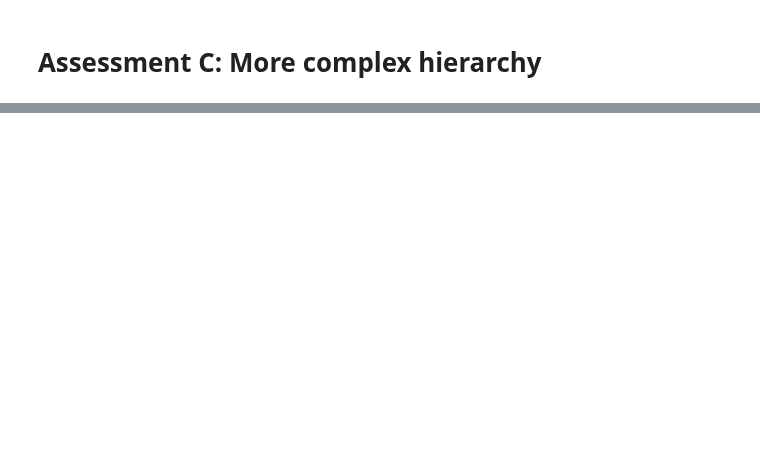
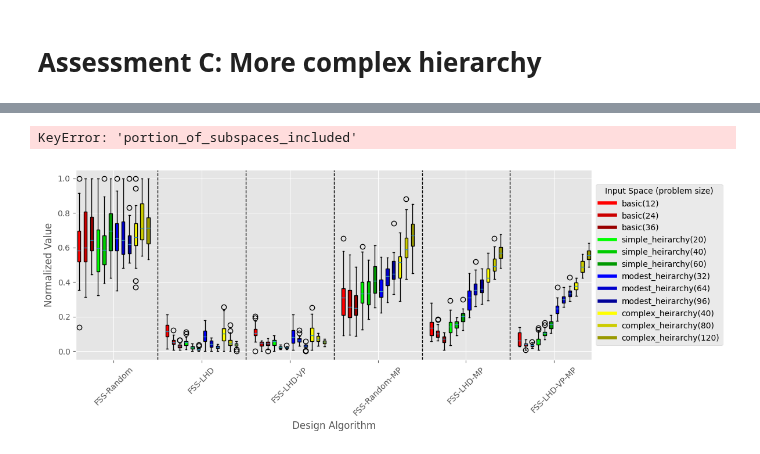
Before and after one commit to neil-r/raxpy, a Jupyter notebook: examples/Study_Experiment_Design_Generation.ipynb, the cells around one changed output, grey strips where cells are left out. Saved outputs shown, nothing was run; the diff lists cells and outputs as text; code cells hidden in the pictures; blank space fills up the shorter version.

```diff
--- a/examples/Study_Experiment_Design_Generation.ipynb
+++ b/examples/Study_Experiment_Design_Generation.ipynb
@@ -110,7 +110,7 @@ class AssessmentSet(NamedTuple):
                 target_full_sub_space_portions=target_full_sub_space_portions,
             )
 
-    def generate_designs(self, number_of_designs: int = 10, set_points: int = (100,), target_full_sub_space_portions=None):
+    def generate_designs(self, number_of_designs: int = 10, set_points: Tuple = (100,), target_full_sub_space_portions=None):
         change = False
         for number_of_points in set_points:
             if number_of_points in self.problem_size_results:
@@ -390,7 +392,7 @@ strategies = [
     DesignStrategy("FSS-Random", random_doe.generate_seperate_designs_by_full_subspace),
     DesignStrategy("FSS-LHD",lhs_doe.generate_seperate_designs_by_full_subspace),
     DesignStrategy("FSS-LHD-VP",lhs_doe.generate_seperate_designs_by_full_subspace_and_pool),
-    DesignStrategy("TT-LHD", lhs_doe.generate_design),
+    DesignStrategy("TT-LHD", lhs_doe.generate_design_by_tree_traversal),
     DesignStrategy("P-LHD", lhs_doe.generate_design_with_projection),
     DesignStrategy("Random+MP", optimize_design_with_sa, "Random"),
     DesignStrategy("FSS-Random-MP", optimize_design_with_sa, "FSS-Random"),
@@ -907,4 +1251,5 @@ assessments = [
 
 strategies_w_mp = list(s for s in strategies if s.name.find("MP") >= 0)
 strategies_wo_mp = list(s for s in strategies if s.name.find("MP") < 0)
+strategies_fss = list(s for s in strategies if s.name.find("FSS") >= 0)
 # %%
@@ -914,3 +1264,9 @@ generate_group_assessment_plot_diff(measure.METRIC_WEIGHTED_DISCREPANCY, assessm
 # %%
 
-generate_group_assessment_plot_diff(measure.METRIC_WHOLE_STAR_DISCREPANCY, assessments,strategies_wo_mp, strategies_w_mp)
+generate_group_assessment_plot_diff(measure.METRIC_PORTION_SUBSPACES_INCLUDED, assessments,strategies_wo_mp, strategies_w_mp)
+# %% [output]
+KeyError: 'portion_of_subspaces_included'
+# %%
+generate_group_assessment_plot(measure.METRIC_WEIGHTED_DISCREPANCY, assessments, strategies_fss)
+# %% [output]
+[figure, added]
```
Also changed, not shown: parts of 40 cells of this notebook, 19 other files.
